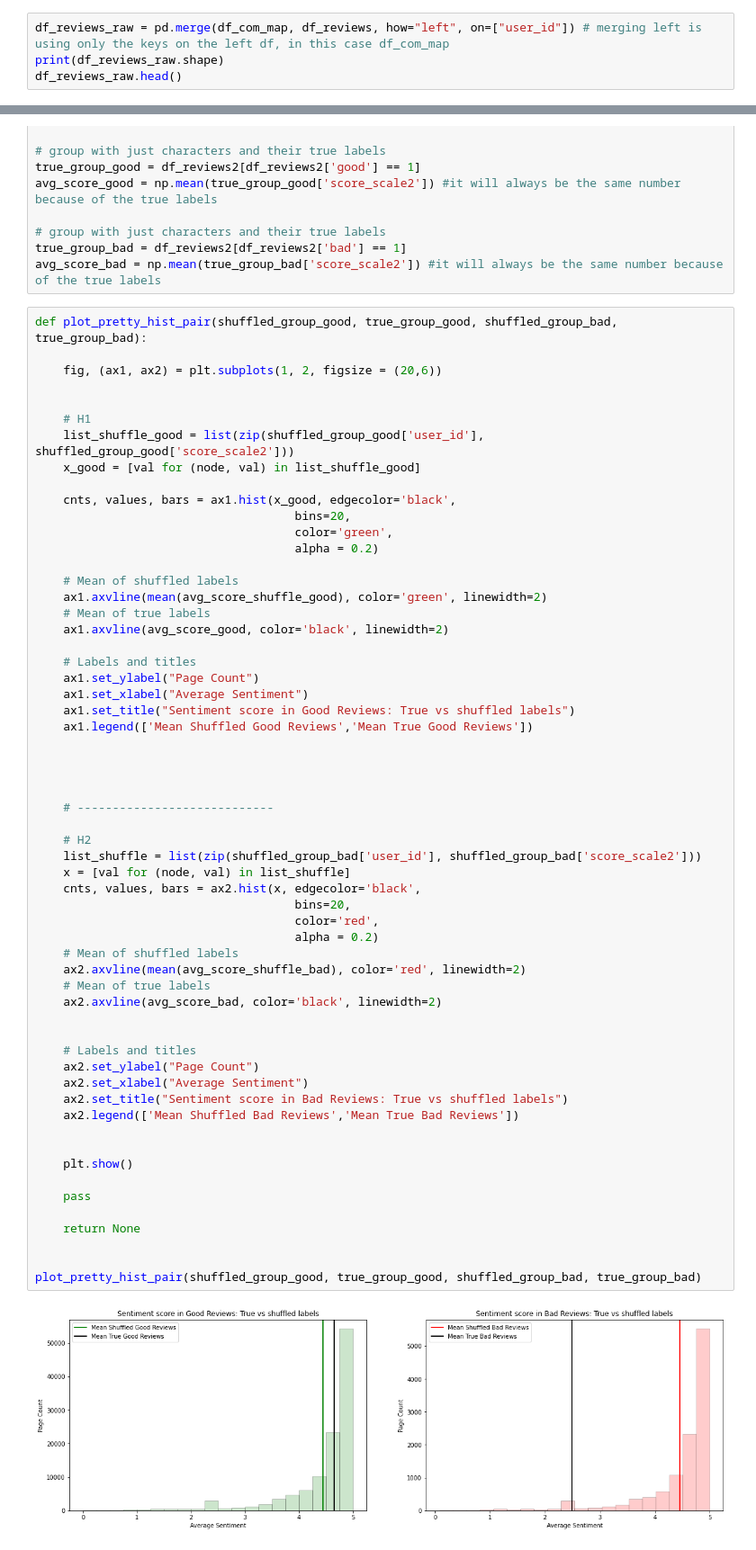
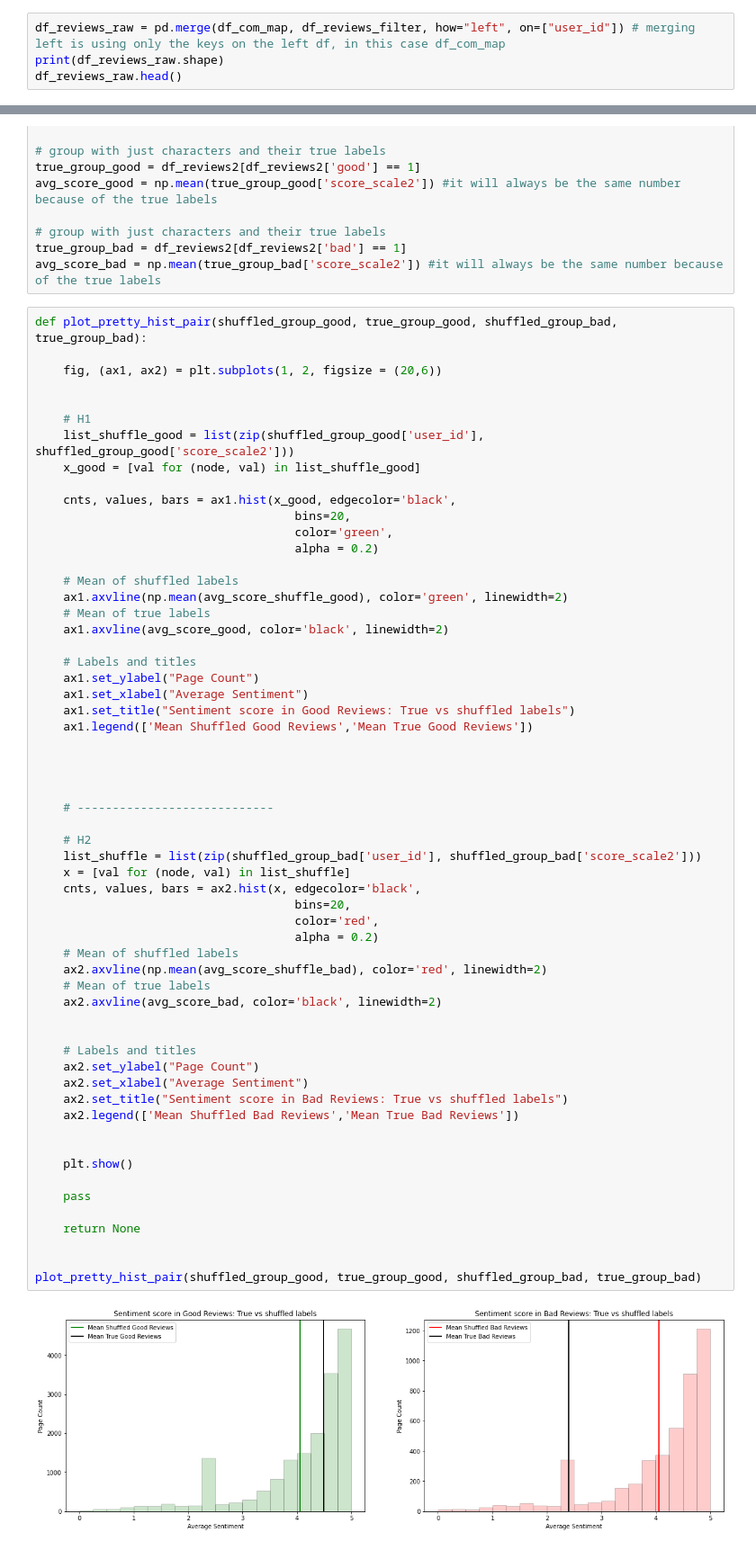
Before and after one commit to lucialarraona/finalproject_socialgraphs22, a Jupyter notebook: Notebooks/Final_Notebook.ipynb, the cells around one changed output, grey strips where cells are left out. Shown at 90% size. Saved outputs shown, nothing was run; the diff lists cells and outputs as text.

```diff
--- a/Notebooks/Final_Notebook.ipynb
+++ b/Notebooks/Final_Notebook.ipynb
@@ -860,5 +836,5 @@ df_com_map.head()
 # %%
-df_reviews_raw = pd.merge(df_com_map, df_reviews, how="left", on=["user_id"]) # merging left is using only the keys on the left df, in this case df_com_map
+df_reviews_raw = pd.merge(df_com_map, df_reviews_filter, how="left", on=["user_id"]) # merging left is using only the keys on the left df, in this case df_com_map
 print(df_reviews_raw.shape)
 df_reviews_raw.head()
 # %% [output]
@@ -1259,7 +1218,7 @@ def plot_pretty_hist_pair(shuffled_group_good, true_group_good, shuffled_group_b
                                      alpha = 0.2)
 
     # Mean of shuffled labels
-    ax1.axvline(mean(avg_score_shuffle_good), color='green', linewidth=2)
+    ax1.axvline(np.mean(avg_score_shuffle_good), color='green', linewidth=2)
     # Mean of true labels
     ax1.axvline(avg_score_good, color='black', linewidth=2)
 
@@ -1275,32 +1234,32 @@ def plot_pretty_hist_pair(shuffled_group_good, true_group_good, shuffled_group_b
     # ----------------------------
 
     # H2
     list_shuffle = list(zip(shuffled_group_bad['user_id'], shuffled_group_bad['score_scale2']))
     x = [val for (node, val) in list_shuffle]
     cnts, values, bars = ax2.hist(x, edgecolor='black',
                                      bins=20,
                                      color='red',
                                      alpha = 0.2)
     # Mean of shuffled labels
-    ax2.axvline(mean(avg_score_shuffle_bad), color='red', linewidth=2)
+    ax2.axvline(np.mean(avg_score_shuffle_bad), color='red', linewidth=2)
     # Mean of true labels
     ax2.axvline(avg_score_bad, color='black', linewidth=2)
 
 
     # Labels and titles
     ax2.set_ylabel("Page Count")
     ax2.set_xlabel("Average Sentiment")
     ax2.set_title("Sentiment score in Bad Reviews: True vs shuffled labels")
     ax2.legend(['Mean Shuffled Bad Reviews','Mean True Bad Reviews'])
 
 
     plt.show()
 
     pass
 
     return None
 
 
 plot_pretty_hist_pair(shuffled_group_good, true_group_good, shuffled_group_bad, true_group_bad)
 # %% [output]
-[figure, old version]
+[figure, new version]
```
Also changed, not shown: parts of 60 cells of this notebook, 2 other files.
